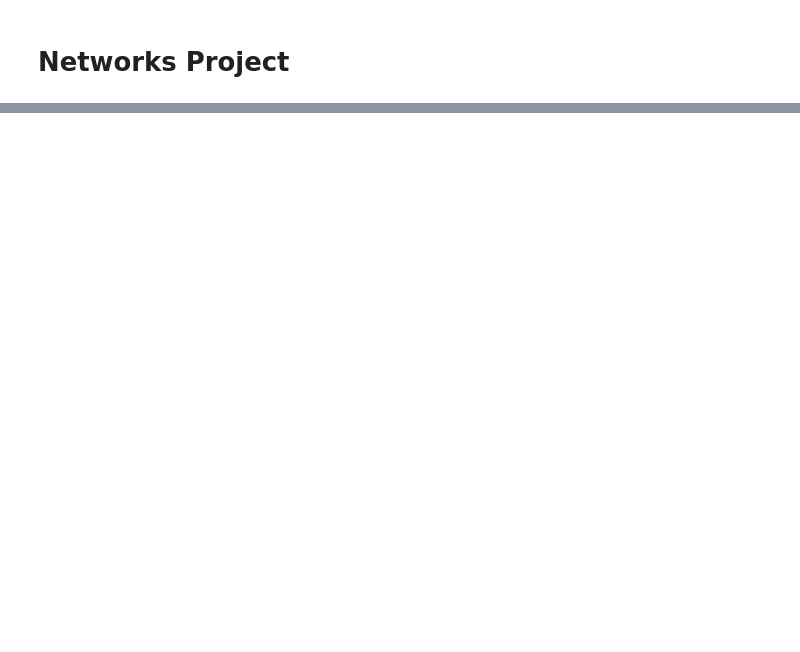
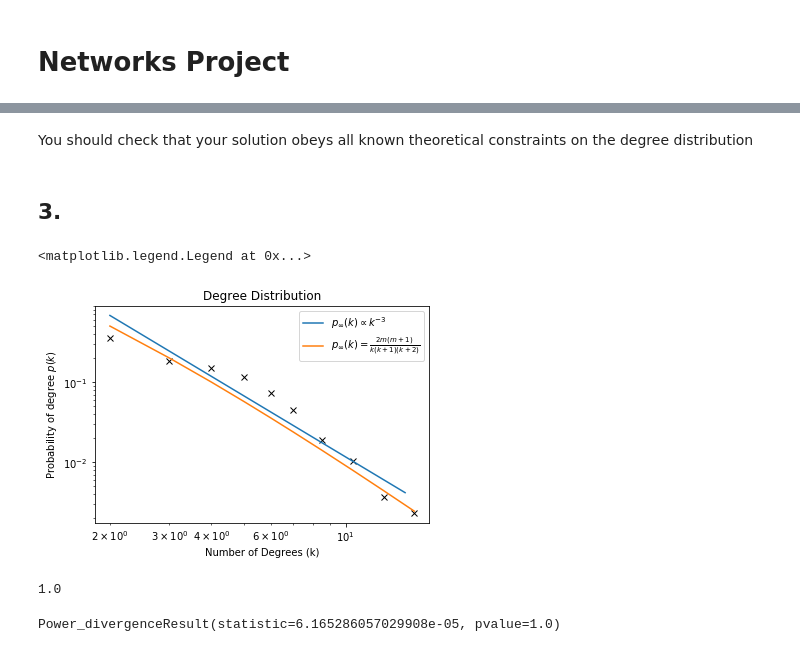
Before and after one commit to shaunfg/Complexity-Networks, a Jupyter notebook: networks/networks_project.ipynb, the cells around one changed output, grey strips where cells are left out. Saved outputs shown, nothing was run; the diff lists cells and outputs as text; code cells hidden in the pictures; blank space fills up the shorter version.

```diff
--- a/networks/networks_project.ipynb
+++ b/networks/networks_project.ipynb
@@ -104,0 +220,44 @@ Now check your programme is working correctly. This is very important. You need
+# %%
+def fit_master_EQ(m,k,plot = True):
+#     samp_x = np.arange(min(k),max(k))
+
+    p = (2*m*(m+1))/(k*(k+1)*(k+2))
+
+    if plot == True:
+        plt.plot(k,p,label = r"$p_{\infty}(k)=\frac{2m(m+1)}{k(k+1)(k+2)}$")
+
+    return p
+# %% [markdown]
+You should check that your solution obeys all
+known theoretical constraints on the degree distribution
+# %% [markdown]
+## 3.
+# %%
+time = 10000
+
+Ba_1 = BA(time_limit = time,m = 2,m_start = 2)
+df = Ba_1.run()
+# %%
+x,y = logbin(df.Degrees,scale = 1.2)
+# ax.set_prop_cycle(monochrome)
+
+plt.title("Degree Distribution")
+plt.loglog(x,y,'x',color='black')
+plt.xlabel("Number of Degrees (k)")
+plt.ylabel("Probability of degree $p(k)$")
+
+fit_log(x,y,label = r"$p_{\infty}(k)\propto k^{-3}$")
+expected_values = fit_master_EQ(m=2,k=x)
+plt.legend()
+# %% [output]
+<matplotlib.legend.Legend at 0x...>
+[figure, added]
+# %%
+x,y = logbin(df.Degrees,scale = 1.0)
+sum(y)
+# %% [output]
+1.0
+# %%
+stats.chisquare(f_obs = y,f_exp = expected_values)
+# %% [output]
+Power_divergenceResult(statistic=6.165286057029908e-05, pvalue=1.0)
```
Also changed, not shown: parts of 23 cells of this notebook, 1 other file.
